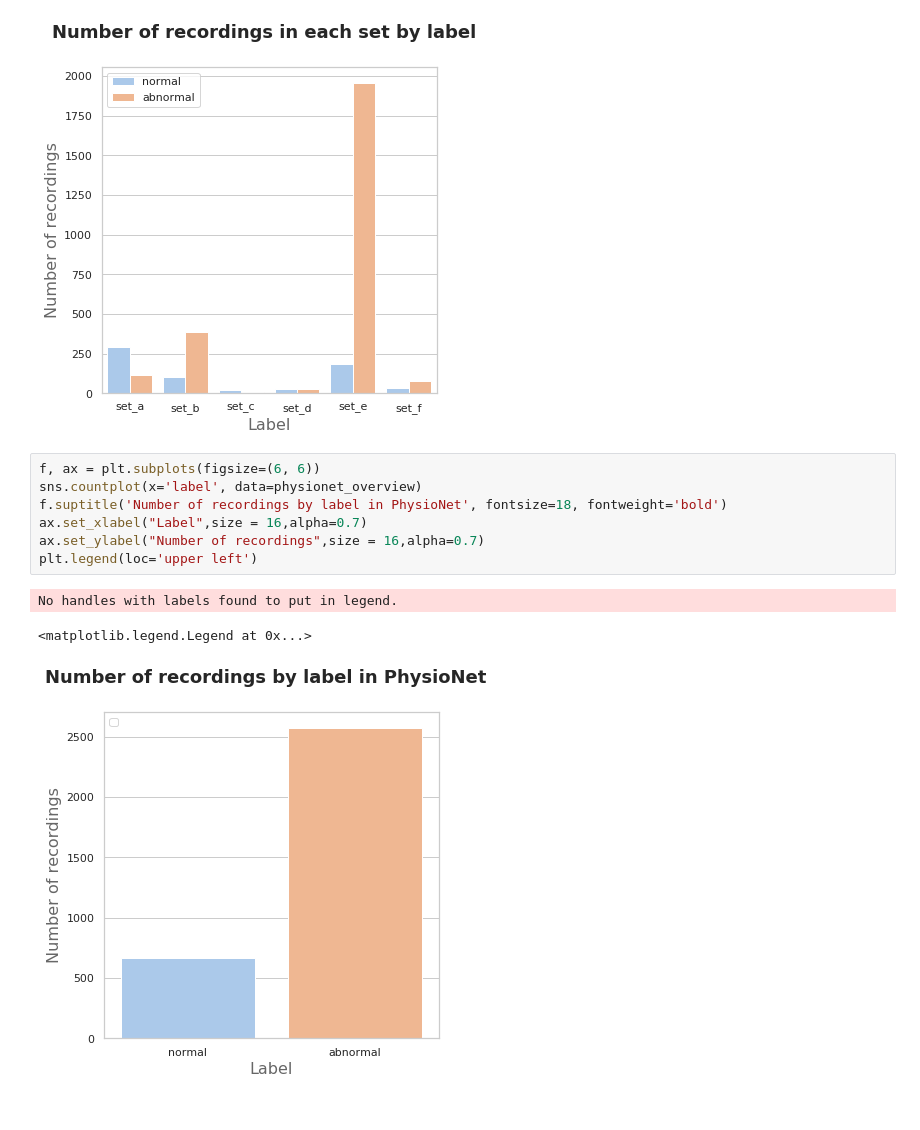
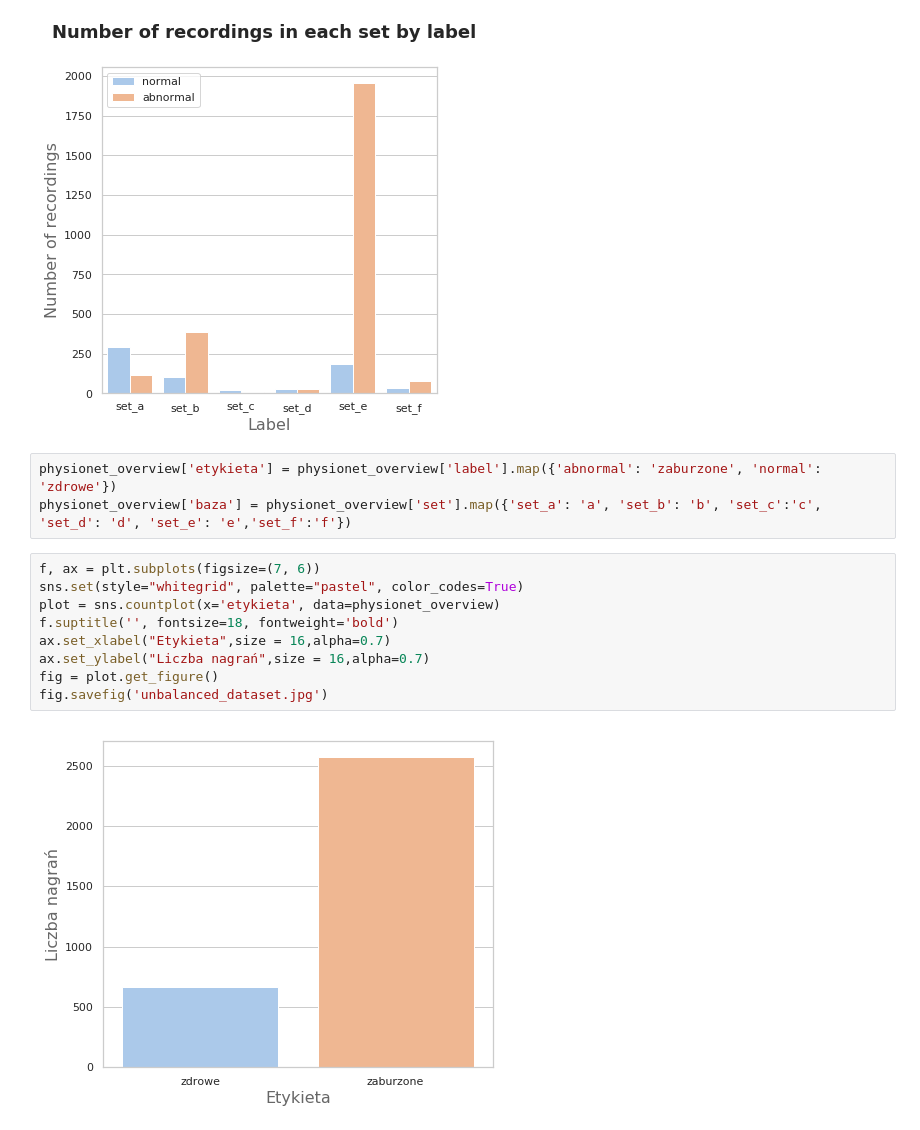
Before and after one commit to jczestochowska/heartbeat_classification, a Jupyter notebook: notebooks/physionet_dataset_analysis.ipynb, the cells around one changed output. Drawn from its saved outputs; the diff is of its cells as text.

```diff
--- a/notebooks/physionet_dataset_analysis.ipynb
+++ b/notebooks/physionet_dataset_analysis.ipynb
@@ -151,14 +152,17 @@ plt.legend(loc='upper left')
 # %% [output]
 <matplotlib.legend.Legend at 0x...>
 [figure]
+# %%
+physionet_overview['etykieta'] = physionet_overview['label'].map({'abnormal': 'zaburzone', 'normal': 'zdrowe'})
+physionet_overview['baza'] = physionet_overview['set'].map({'set_a': 'a', 'set_b': 'b', 'set_c':'c', 'set_d': 'd', 'set_e': 'e','set_f':'f'})
 # %%
-f, ax = plt.subplots(figsize=(6, 6))
-sns.countplot(x='label', data=physionet_overview)
-f.suptitle('Number of recordings by label in PhysioNet', fontsize=18, fontweight='bold')
-ax.set_xlabel("Label",size = 16,alpha=0.7)
-ax.set_ylabel("Number of recordings",size = 16,alpha=0.7)
-plt.legend(loc='upper left')
+f, ax = plt.subplots(figsize=(7, 6))
+sns.set(style="whitegrid", palette="pastel", color_codes=True)
+plot = sns.countplot(x='etykieta', data=physionet_overview)
+f.suptitle('', fontsize=18, fontweight='bold')
+ax.set_xlabel("Etykieta",size = 16,alpha=0.7)
+ax.set_ylabel("Liczba nagrań",size = 16,alpha=0.7)
+fig = plot.get_figure()
+fig.savefig('unbalanced_dataset.jpg')
 # %% [output]
-No handles with labels found to put in legend.
-<matplotlib.legend.Legend at 0x...>
-[figure, old version]
+[figure, new version]
```
Also changed, not shown: parts of 2 cells of this notebook, 4 other files.
